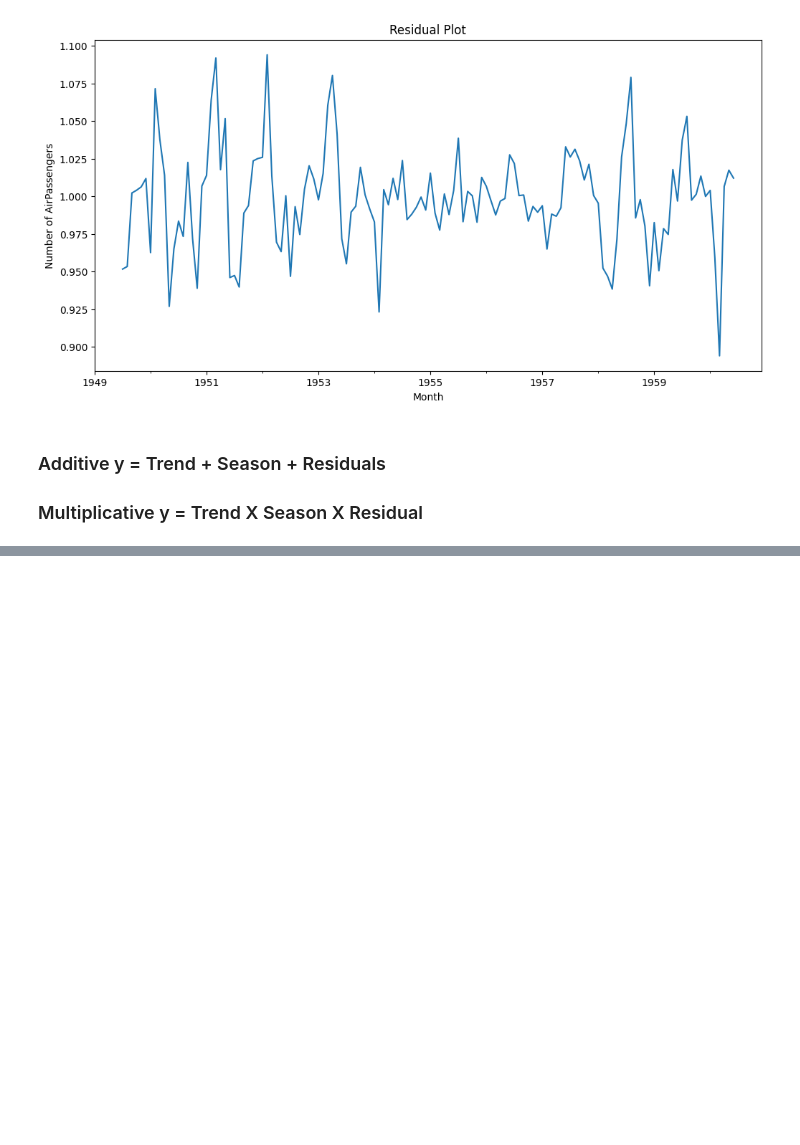
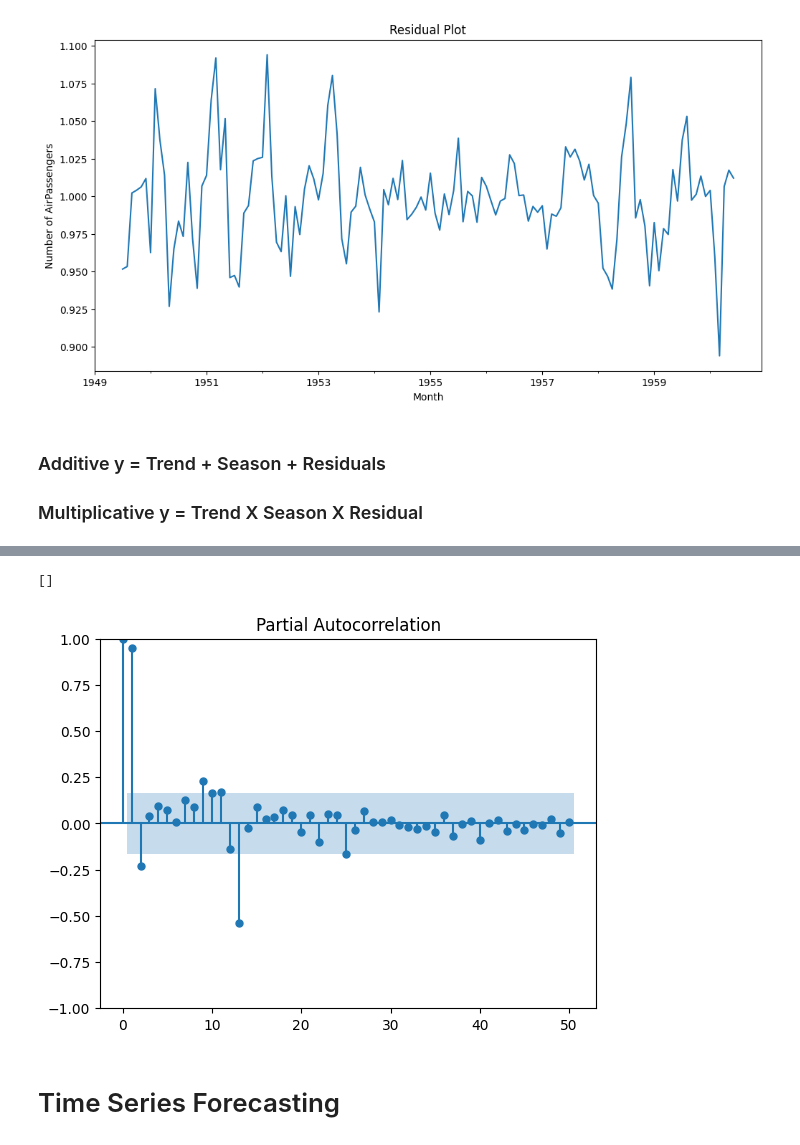
Before and after one commit to utkarshg1/Test1, a Jupyter notebook: Time_Series_Analysis.ipynb, the cells around one changed output, grey strips where cells are left out. Cells and saved outputs as stored; diff of their text form; code cells hidden in the pictures; blank space fills up the shorter version.

```diff
--- a/Time_Series_Analysis.ipynb
+++ b/Time_Series_Analysis.ipynb
@@ -209,0 +218,8 @@ plt.show()
+# %%
+plot_pacf(df["Passengers"], lags=50)
+plt.plot()
+# %% [output]
+[]
+[figure, added]
+# %% [markdown]
+# Time Series Forecasting
```
Also changed, not shown: parts of 24 cells of this notebook.
